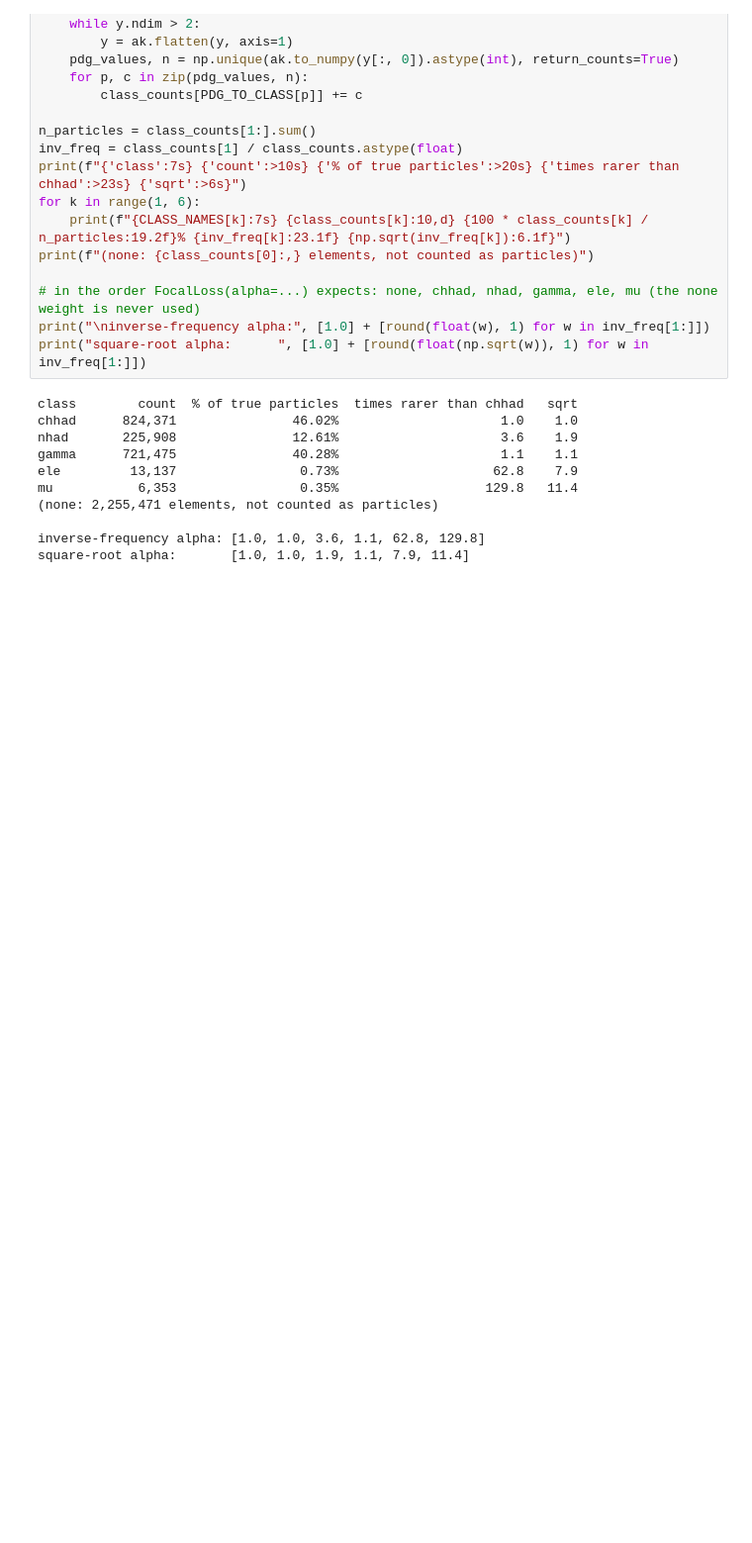
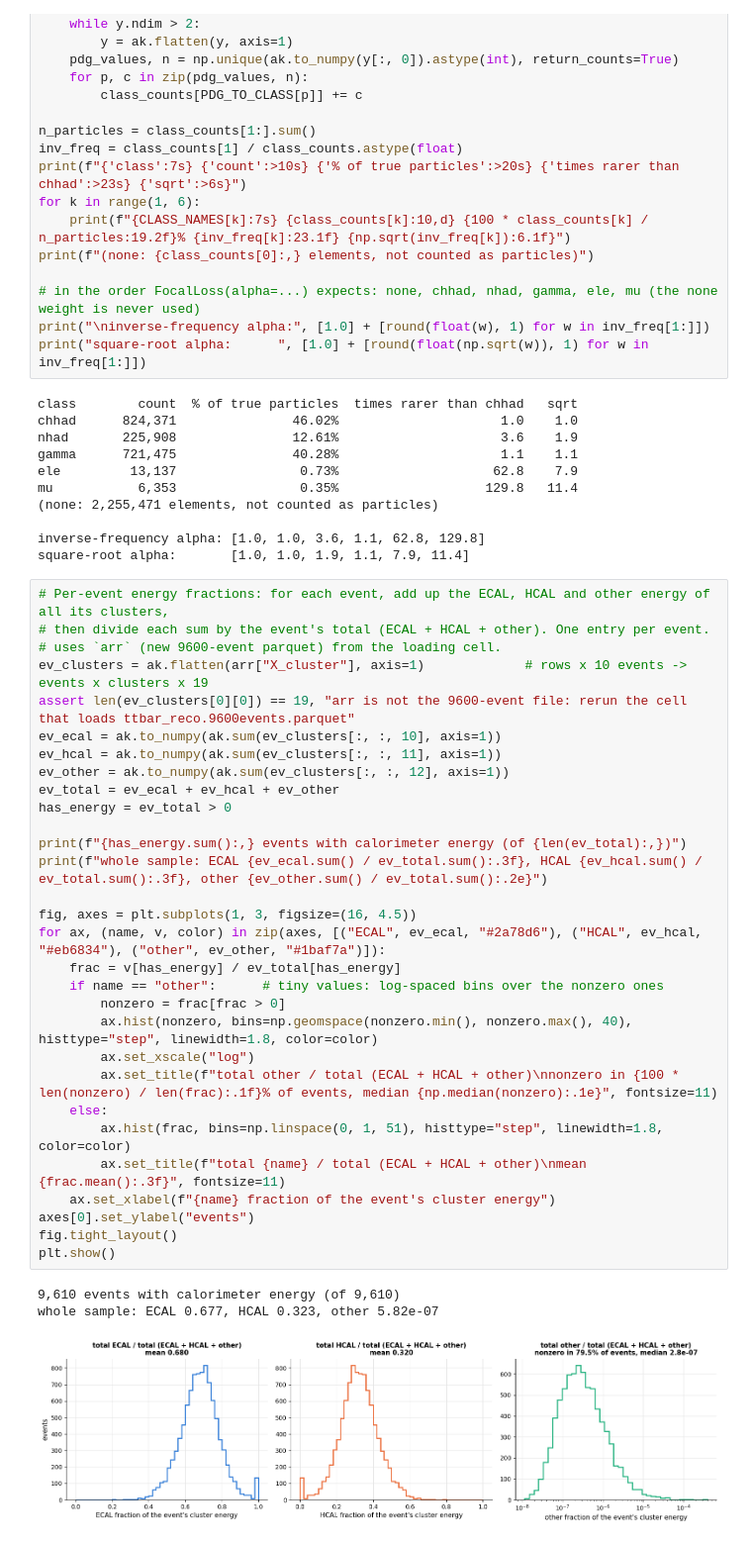
Before and after one commit to TNYASIN/particleflow, a Jupyter notebook: notebooks/tfds_muon_eda.ipynb, the cells around one changed output. Shown at 99% size. Saved outputs shown, nothing was run; the diff lists cells and outputs as text; blank space fills up the shorter version.

```diff
--- a/notebooks/tfds_muon_eda.ipynb
+++ b/notebooks/tfds_muon_eda.ipynb
@@ -754,3 +732,37 @@ mu           6,353                0.35%                   129.8   11.4
 
 inverse-frequency alpha: [1.0, 1.0, 3.6, 1.1, 62.8, 129.8]
 square-root alpha:       [1.0, 1.0, 1.9, 1.1, 7.9, 11.4]
+# %%
+# Per-event energy fractions: for each event, add up the ECAL, HCAL and other energy of all its clusters,
+# then divide each sum by the event's total (ECAL + HCAL + other). One entry per event.
+# uses `arr` (new 9600-event parquet) from the loading cell.
+ev_clusters = ak.flatten(arr["X_cluster"], axis=1)             # rows x 10 events -> events x clusters x 19
+assert len(ev_clusters[0][0]) == 19, "arr is not the 9600-event file: rerun the cell that loads ttbar_reco.9600events.parquet"
+ev_ecal = ak.to_numpy(ak.sum(ev_clusters[:, :, 10], axis=1))
+ev_hcal = ak.to_numpy(ak.sum(ev_clusters[:, :, 11], axis=1))
+ev_other = ak.to_numpy(ak.sum(ev_clusters[:, :, 12], axis=1))
+ev_total = ev_ecal + ev_hcal + ev_other
+has_energy = ev_total > 0
+
+print(f"{has_energy.sum():,} events with calorimeter energy (of {len(ev_total):,})")
+print(f"whole sample: ECAL {ev_ecal.sum() / ev_total.sum():.3f}, HCAL {ev_hcal.sum() / ev_total.sum():.3f}, other {ev_other.sum() / ev_total.sum():.2e}")
+
+fig, axes = plt.subplots(1, 3, figsize=(16, 4.5))
+for ax, (name, v, color) in zip(axes, [("ECAL", ev_ecal, "#2a78d6"), ("HCAL", ev_hcal, "#eb6834"), ("other", ev_other, "#1baf7a")]):
+    frac = v[has_energy] / ev_total[has_energy]
+    if name == "other":      # tiny values: log-spaced bins over the nonzero ones
+        nonzero = frac[frac > 0]
+        ax.hist(nonzero, bins=np.geomspace(nonzero.min(), nonzero.max(), 40), histtype="step", linewidth=1.8, color=color)
+        ax.set_xscale("log")
+        ax.set_title(f"total other / total (ECAL + HCAL + other)\nnonzero in {100 * len(nonzero) / len(frac):.1f}% of events, median {np.median(nonzero):.1e}", fontsize=11)
+    else:
+        ax.hist(frac, bins=np.linspace(0, 1, 51), histtype="step", linewidth=1.8, color=color)
+        ax.set_title(f"total {name} / total (ECAL + HCAL + other)\nmean {frac.mean():.3f}", fontsize=11)
+    ax.set_xlabel(f"{name} fraction of the event's cluster energy")
+axes[0].set_ylabel("events")
+fig.tight_layout()
+plt.show()
+# %% [output]
+9,610 events with calorimeter energy (of 9,610)
+whole sample: ECAL 0.677, HCAL 0.323, other 5.82e-07
+[figure, added]
```
Also changed, not shown: parts of 4 cells of this notebook.
